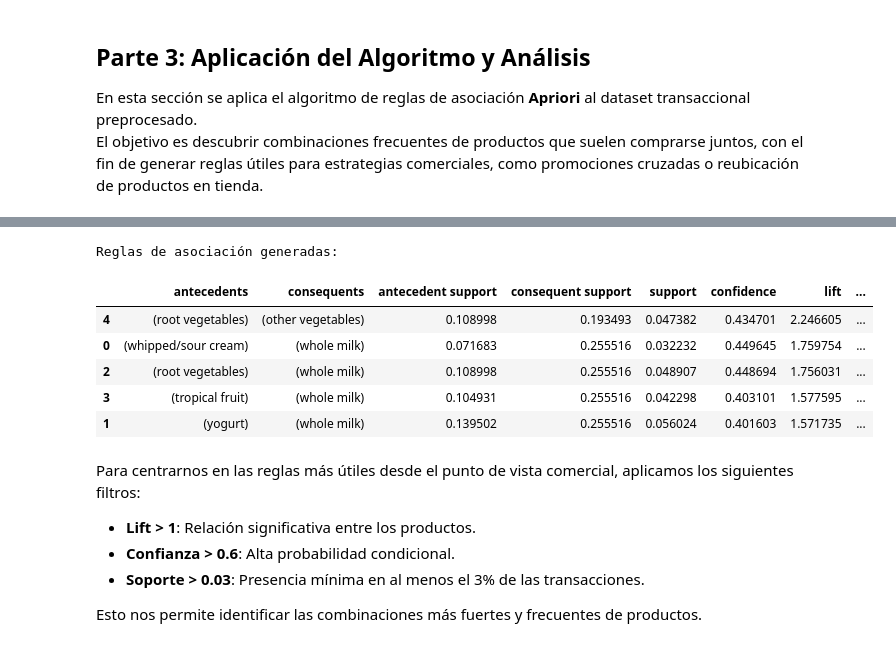
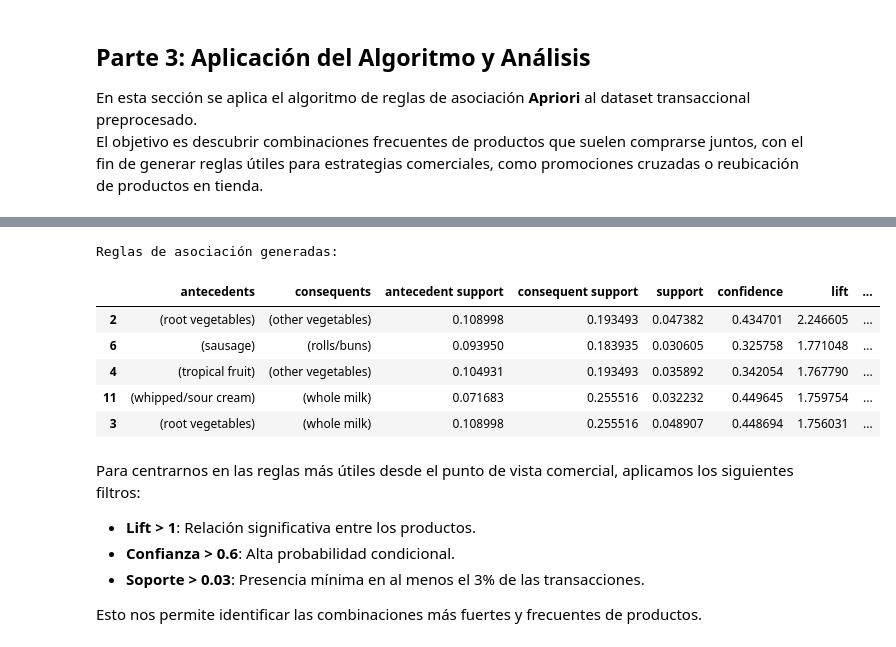
Before and after one commit to albacortes9/asociacion_da, a Jupyter notebook: ejercicio_asociacion.ipynb, the cells around one changed output, grey strips where cells are left out. Cells and saved outputs as stored; diff of their text form; code cells hidden in the pictures.

```diff
--- a/ejercicio_asociacion.ipynb
+++ b/ejercicio_asociacion.ipynb
@@ -223,20 +223,20 @@ Itemsets frecuentes encontrados:
 # %%
 # Generamos las reglas con un umbral de confianza mínimo de 40%
 rules = association_rules(frequent_itemsets,
                           metric="confidence",
-                          min_threshold=0.4)
+                          min_threshold=0.3)
 
 # Mostramos las reglas ordenadas por lift
 print("Reglas de asociación generadas:")
-rules.sort_values(by='lift', ascending=False).head(10)
+rules.sort_values(by='lift', ascending=False).head()
 # %% [output]
 Reglas de asociación generadas:
 |  | antecedents | consequents | antecedent support | consequent support | support | confidence | lift | ... |
-| 4 | (root vegetables) | (other vegetables) | 0.108998 | 0.193493 | 0.047382 | 0.434701 | 2.246605 | ... |
-| 0 | (whipped/sour cream) | (whole milk) | 0.071683 | 0.255516 | 0.032232 | 0.449645 | 1.759754 | ... |
-| 2 | (root vegetables) | (whole milk) | 0.108998 | 0.255516 | 0.048907 | 0.448694 | 1.756031 | ... |
-| 3 | (tropical fruit) | (whole milk) | 0.104931 | 0.255516 | 0.042298 | 0.403101 | 1.577595 | ... |
-| 1 | (yogurt) | (whole milk) | 0.139502 | 0.255516 | 0.056024 | 0.401603 | 1.571735 | ... |
+| 2 | (root vegetables) | (other vegetables) | 0.108998 | 0.193493 | 0.047382 | 0.434701 | 2.246605 | ... |
+| 6 | (sausage) | (rolls/buns) | 0.093950 | 0.183935 | 0.030605 | 0.325758 | 1.771048 | ... |
+| 4 | (tropical fruit) | (other vegetables) | 0.104931 | 0.193493 | 0.035892 | 0.342054 | 1.767790 | ... |
+| 11 | (whipped/sour cream) | (whole milk) | 0.071683 | 0.255516 | 0.032232 | 0.449645 | 1.759754 | ... |
+| 3 | (root vegetables) | (whole milk) | 0.108998 | 0.255516 | 0.048907 | 0.448694 | 1.756031 | ... |
 # %% [markdown]
 Para centrarnos en las reglas más útiles desde el punto de vista comercial, aplicamos los siguientes filtros:
 - **Lift > 1**: Relación significativa entre los productos.
```
Also changed, not shown: parts of 8 cells of this notebook.
